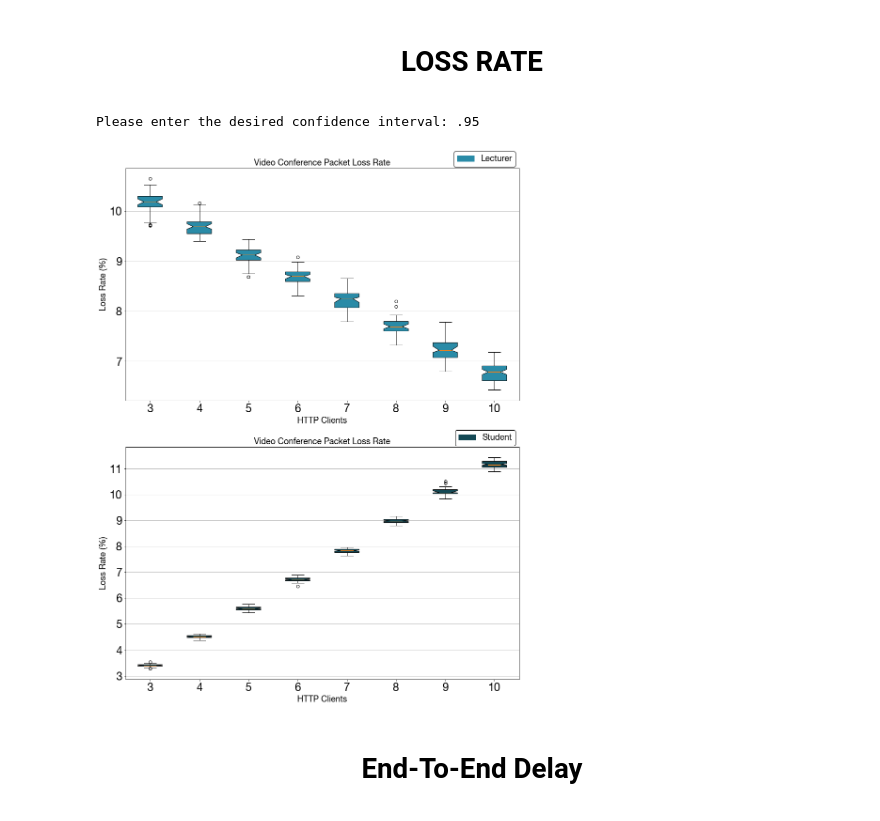
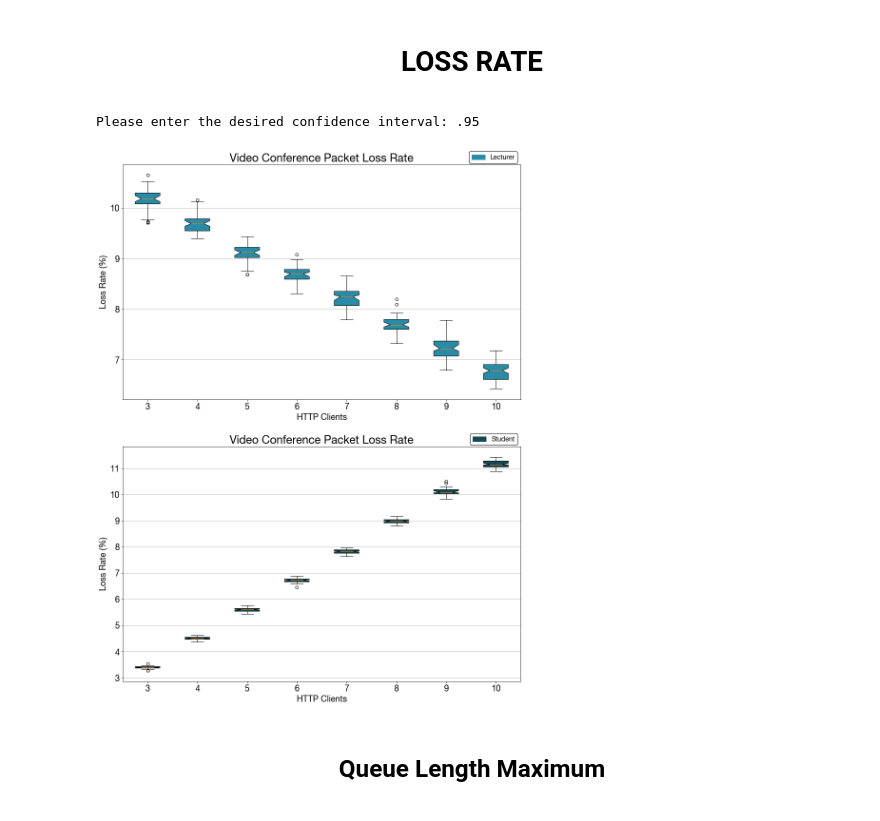
Before and after one commit to royruiz-dev/DataAutomation_SimComNets, a Jupyter notebook: SiMCN-Final-Task/SimComNet_Final-Task_Results_Analysis.ipynb, the cells around one changed output. Drawn from its saved outputs; the diff is of its cells as text; code cells hidden in the pictures.

Commit message:
Updated python notebook with the last plot we'll use for the report

```diff
--- a/SiMCN-Final-Task/SimComNet_Final-Task_Results_Analysis.ipynb
+++ b/SiMCN-Final-Task/SimComNet_Final-Task_Results_Analysis.ipynb
@@ -2405,7 +2341,7 @@ while run:
         plt.rcParams['axes.linewidth']=0.8
         plt.rcParams['xtick.color']='#000000'
         plt.rcParams['ytick.color']='#000000'
-        plt.rcParams.update({'font.size': 24})
+        plt.rcParams.update({'font.size': 18})
         plt.rcParams["legend.edgecolor"] = 'inherit'
         plt.rcParams["axes.edgecolor"] = 'black'
         plt.rcParams["legend.facecolor"] = 'inherit'
@@ -2444,10 +2380,13 @@ while run:
                                  patch_artist=True,  # fill with color
                                  conf_intervals=professor_CI, # calculated CIs
                                  labels=labels)  # will be used to label x-ticks
-        axes[0].set_title('Video Conference Packet Loss Rate', color = '#000000', fontsize=18)
+        axes[0].set_title('Video Conference Packet Loss Rate', fontsize=24, color = '#000000')
         axes[0].set_xlabel('HTTP Clients', fontsize=18)
         red_patch = mpatches.Patch(color='#2a8ba7', label='Lecturer')
-        axes[0].legend(handles=[red_patch], facecolor='white', framealpha=1,bbox_to_anchor=(0.823, 1.09), loc='upper left', prop={'size': 18})
+
+        #axes[0].set_tick_params(direction='out', length=4, width=1, colors='#000000')
+
+        axes[0].legend(handles=[red_patch], facecolor='white', framealpha=1,bbox_to_anchor=(1.0, 1.07), loc='upper right', prop={'size': 14})
         #axes[0].legend('Professor')
 
         # notch shape box plot
@@ -2457,42 +2396,43 @@ while run:
                                  patch_artist=True,  # fill with color
                                  conf_intervals=student_CI, # calculated CIs
                                  labels=labels)  # will be used to label x-ticks
-        axes[1].set_title('Video Conference Packet Loss Rate', color = '#000000', fontsize=18)
+        axes[1].set_title('Video Conference Packet Loss Rate', fontsize=24, color = '#000000')
         axes[1].set_xlabel('HTTP Clients',fontsize=18)
         red_patch = mpatches.Patch(color='#144955', label='Student')
-        axes[1].legend(handles=[red_patch], facecolor='white', framealpha=1,bbox_to_anchor=(0.827, 1.09), loc='upper left', prop={'size': 18})
+        axes[1].legend(handles=[red_patch], facecolor='white', framealpha=1,bbox_to_anchor=(1.0, 1.07), loc='upper right', prop={'size': 14})
 
         # fill with colors
         # Student color: #144955
         # Professor color: #2a8ba7
         # FTP Upload Student color: #f14c38
         # HTTP Clients color: #50c878
 
         prof_color = ['#2a8ba7', '#2a8ba7', '#2a8ba7', '#2a8ba7',
                   '#2a8ba7', '#2a8ba7', '#2a8ba7', '#2a8ba7']
         stud_color = ['#144955', '#144955', '#144955', '#144955',
                   '#144955', '#144955', '#144955', '#144955']
 
         for bplot in (bplot1, bplot2):
             if bplot == bplot1:
                 for patch, color in zip(bplot['boxes'], prof_color):
                     patch.set_facecolor(color)
             else:
                 for patch, color in zip(bplot['boxes'], stud_color):
                     patch.set_facecolor(color)
 
         # adding horizontal grid lines
         for ax in axes:
             ax.yaxis.grid(True)
             ax.set_facecolor((1, 1, 1))
             ax.set_ylabel('Loss Rate (%)', fontsize=18)
+            ax.set_xticklabels(labels, fontsize=18, color = '#000000')
 
         run = False
 # %% [output]
 Please enter the desired confidence interval: .95
-[figure, old version]
+[figure, new version]
 # %% [markdown]
-<center><h1>End-To-End Delay</h1></center>
+##### <center><h1>Queue Length Maximum</h1></center>
 # %%
 import pandas as pd
 import numpy as np
```
Also changed, not shown: parts of 4 cells of this notebook.
